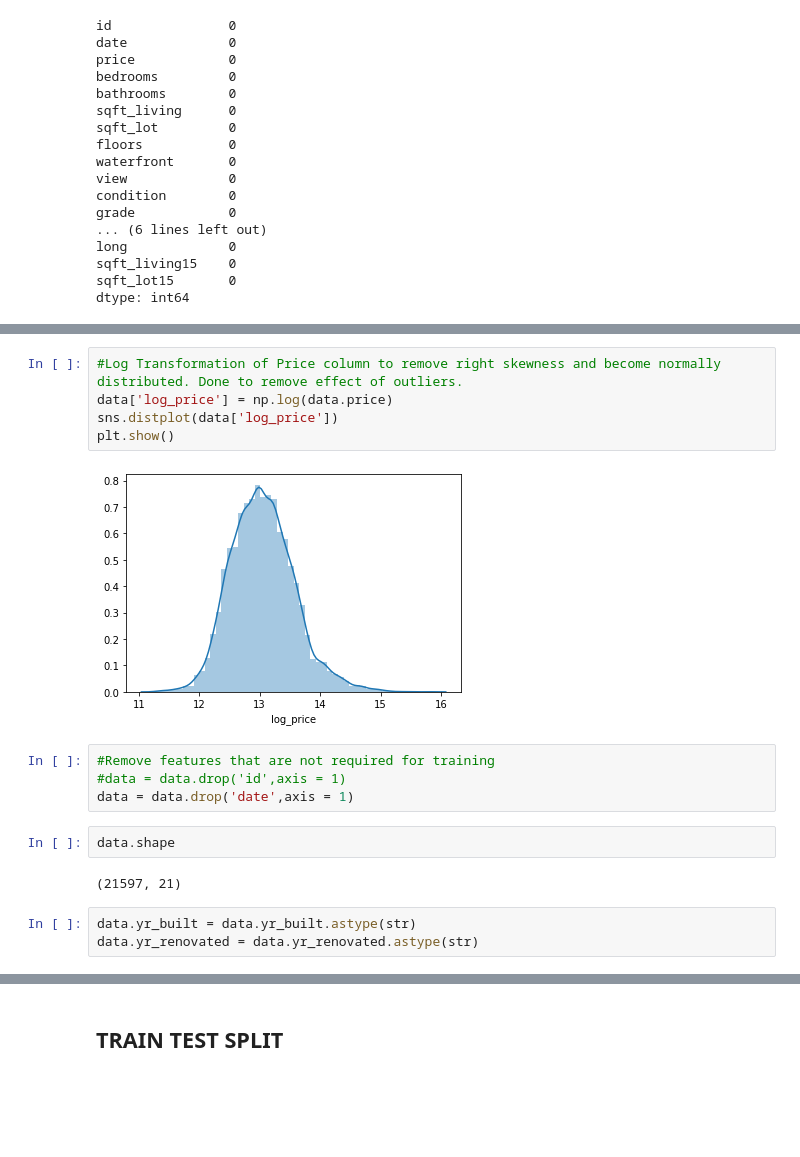
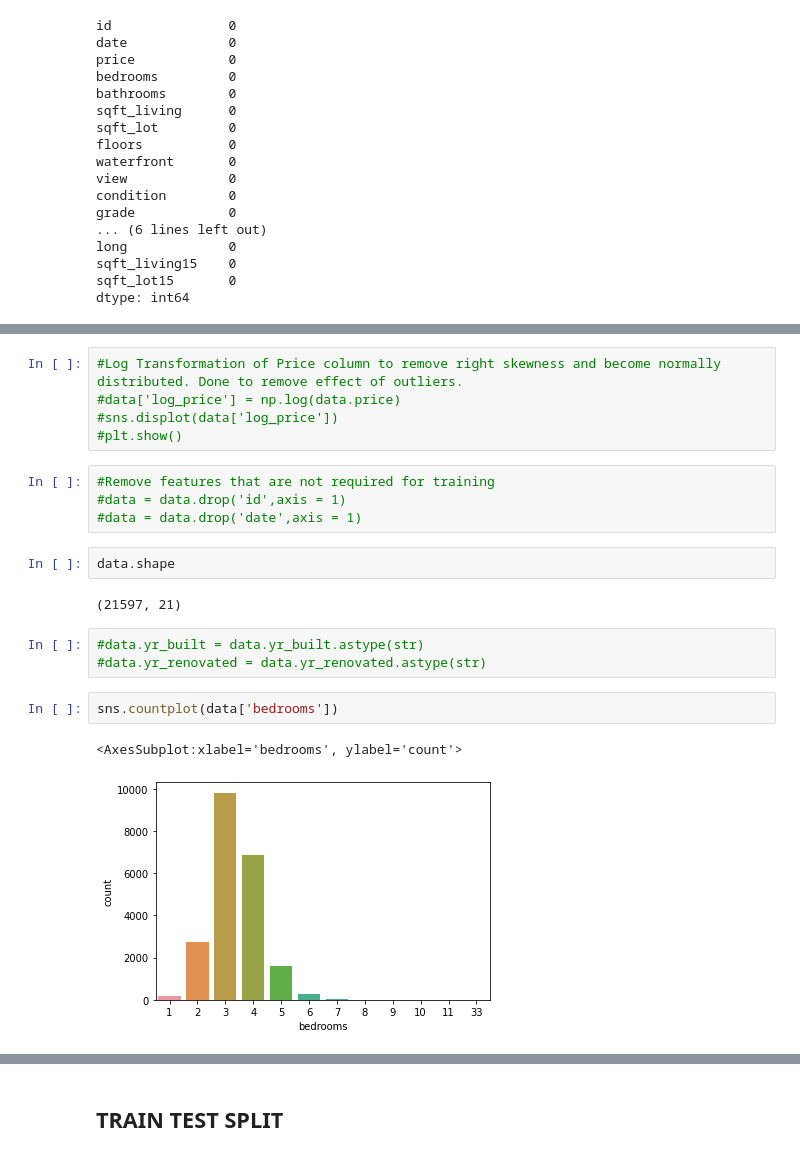
Before and after one commit to SpandanaTammineedi/House-Price-Prediction, a Jupyter notebook: HousePricePrediction_App.ipynb, the cells around one changed output, grey strips where cells are left out. Cells and saved outputs as stored; diff of their text form; blank space fills up the shorter version.

```diff
--- a/HousePricePrediction_App.ipynb
+++ b/HousePricePrediction_App.ipynb
@@ -60,18 +61,21 @@ sns.distplot(data['price'])
 # %%
 #Log Transformation of Price column to remove right skewness and become normally distributed. Done to remove effect of outliers.
-data['log_price'] = np.log(data.price)
-sns.distplot(data['log_price'])
-plt.show()
+#data['log_price'] = np.log(data.price)
+#sns.displot(data['log_price'])
+#plt.show()
-# %% [output]
-[figure, removed]
 # %%
 #Remove features that are not required for training
 #data = data.drop('id',axis = 1)
-data = data.drop('date',axis = 1)
+#data = data.drop('date',axis = 1)
 # %%
 data.shape
 # %% [output]
 (21597, 21)
 # %%
-data.yr_built = data.yr_built.astype(str)
-data.yr_renovated = data.yr_renovated.astype(str)
+#data.yr_built = data.yr_built.astype(str)
+#data.yr_renovated = data.yr_renovated.astype(str)
+# %%
+sns.countplot(data['bedrooms'])
+# %% [output]
+<AxesSubplot:xlabel='bedrooms', ylabel='count'>
+[figure, added]
```
Also changed, not shown: parts of 14 cells of this notebook.
